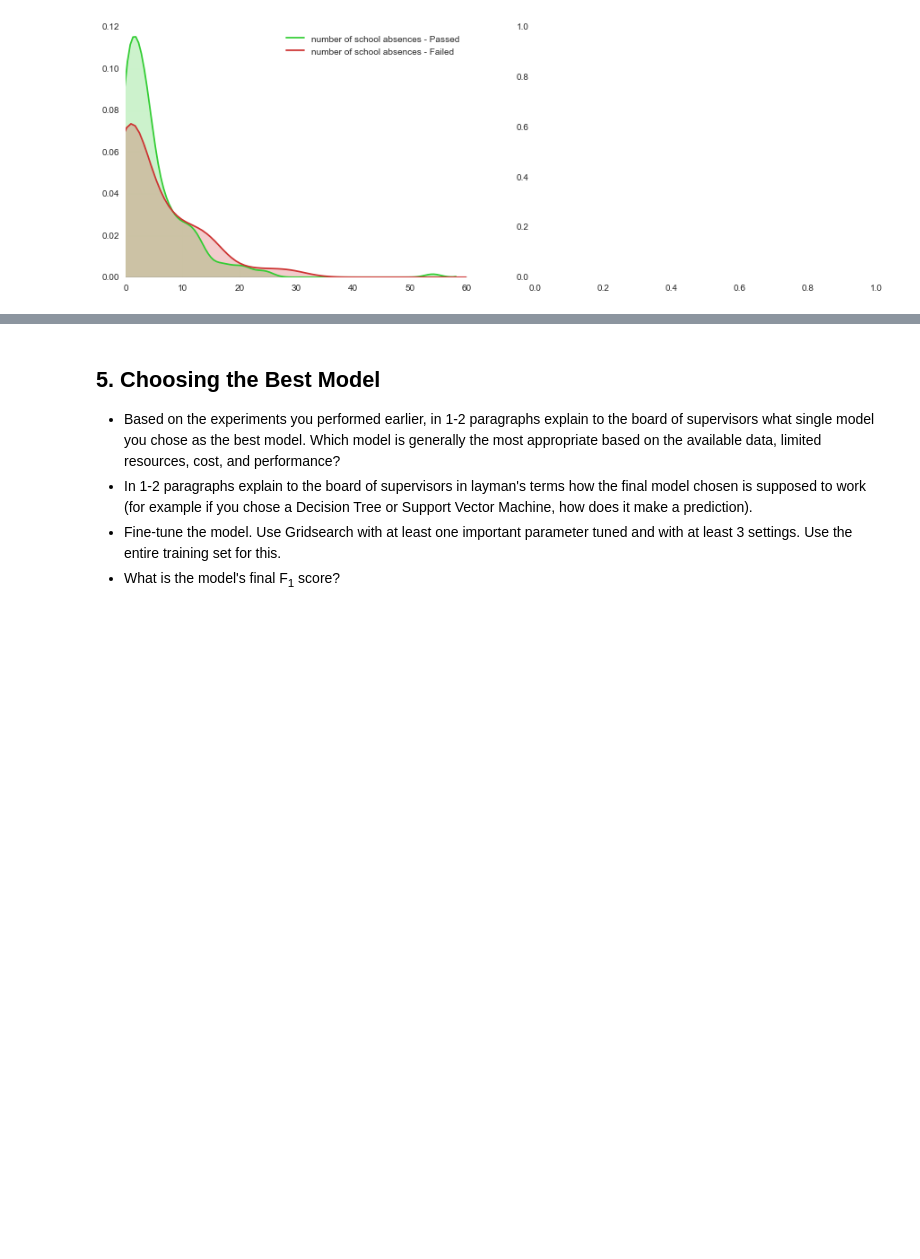
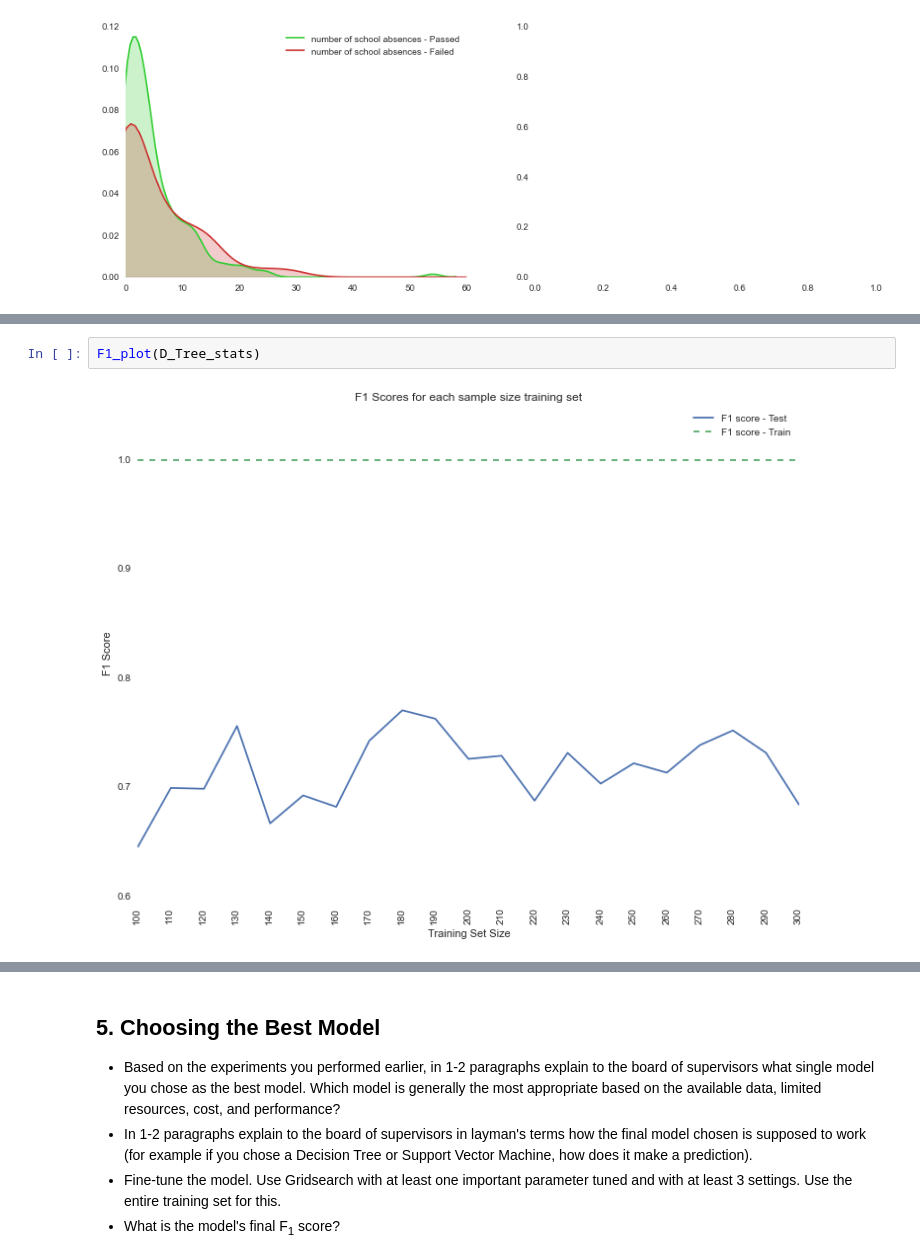
Before and after one commit to asuresh1/StudentIntervention, a Jupyter notebook: student_intervention.ipynb, the cells around one changed output, grey strips where cells are left out. Saved outputs shown, nothing was run; the diff lists cells and outputs as text; blank space fills up the shorter version.

```diff
--- a/student_intervention.ipynb
+++ b/student_intervention.ipynb
@@ -658,0 +820,4 @@ logRegModel
+# %%
+F1_plot(D_Tree_stats)
+# %% [output]
+[figure, added]
```
Also changed, not shown: parts of 42 cells of this notebook, 1 other file.
